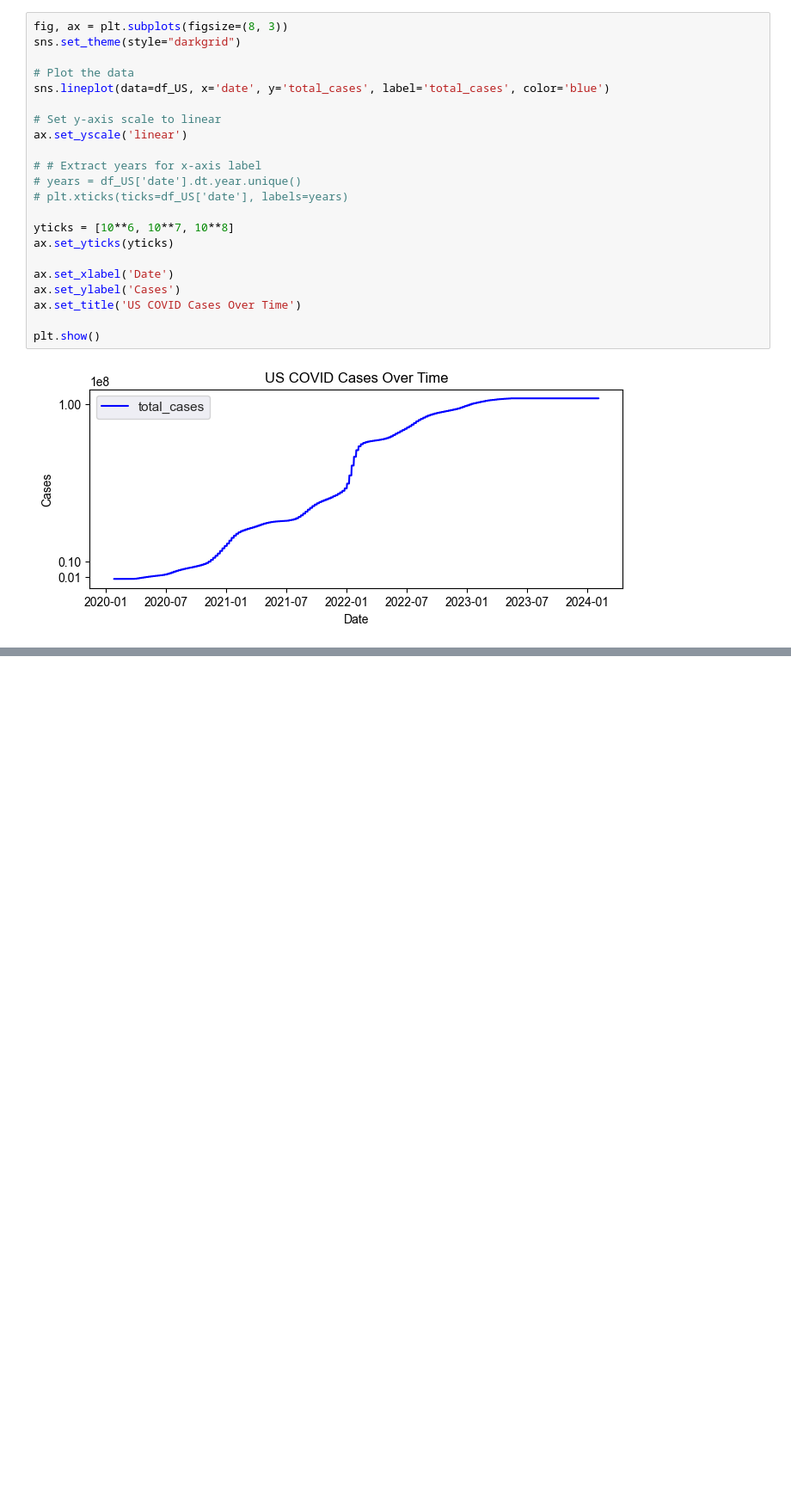
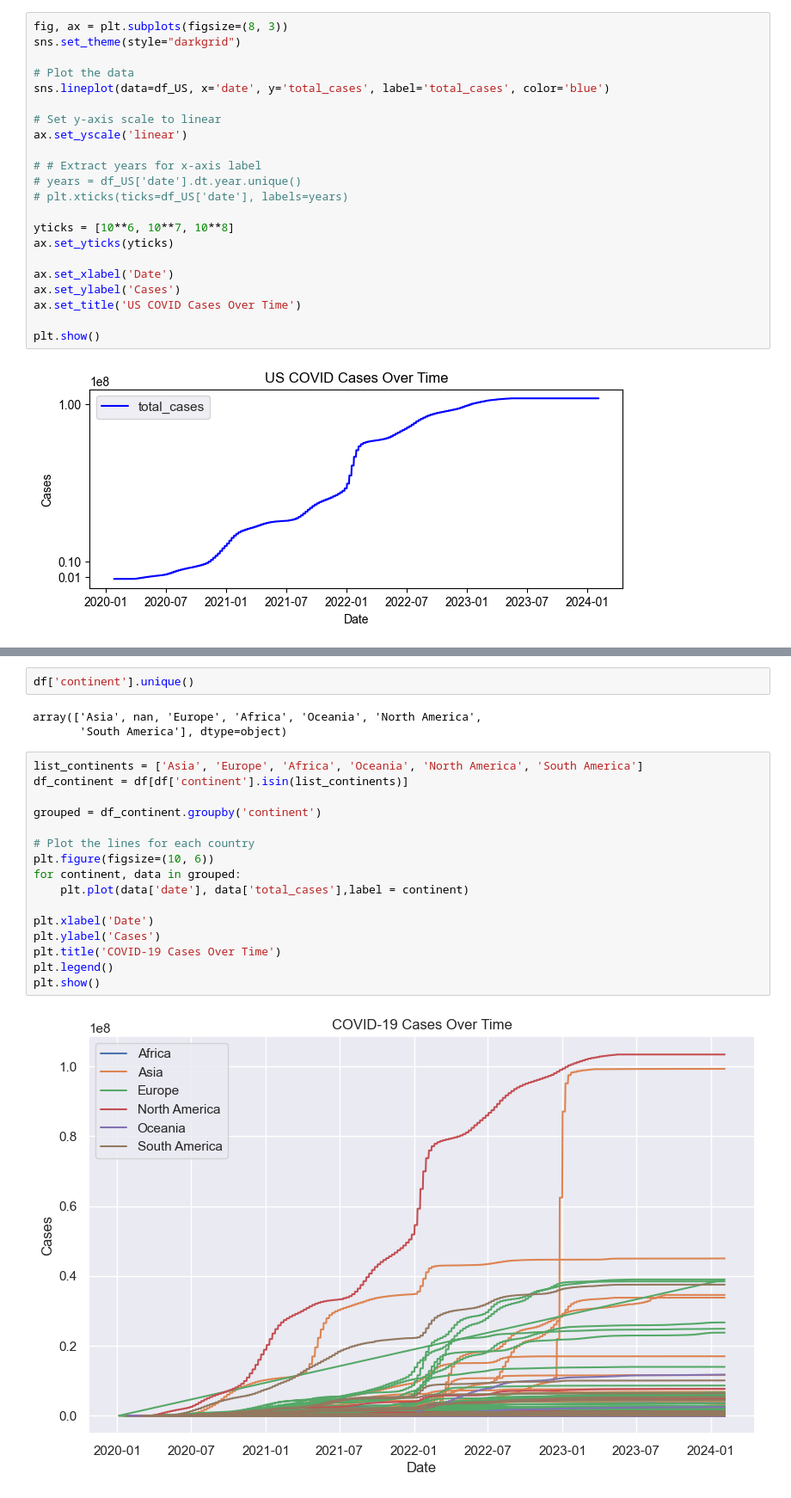
Before and after one commit to Enlightenus/COVID_Visualization, a Jupyter notebook: COVID.ipynb, the cells around one changed output, grey strips where cells are left out. Shown: that part at 86% size. Cells and saved outputs as stored; diff of their text form; blank space fills up the shorter version.

Commit message:
continent

```diff
--- a/COVID.ipynb
+++ b/COVID.ipynb
@@ -75,3 +75,26 @@ ax.set_title('US COVID Cases Over Time')
 plt.show()
 # %% [output]
 [figure]
+# %%
+df['continent'].unique()
+# %% [output]
+array(['Asia', nan, 'Europe', 'Africa', 'Oceania', 'North America',
+       'South America'], dtype=object)
+# %%
+list_continents = ['Asia', 'Europe', 'Africa', 'Oceania', 'North America', 'South America']
+df_continent = df[df['continent'].isin(list_continents)]
+
+grouped = df_continent.groupby('continent')
+
+# Plot the lines for each country
+plt.figure(figsize=(10, 6))
+for continent, data in grouped:
+    plt.plot(data['date'], data['total_cases'],label = continent)
+
+plt.xlabel('Date')
+plt.ylabel('Cases')
+plt.title('COVID-19 Cases Over Time')
+plt.legend()
+plt.show()
+# %% [output]
+[figure, added]
```
Also changed, not shown: parts of 1 cell of this notebook.
